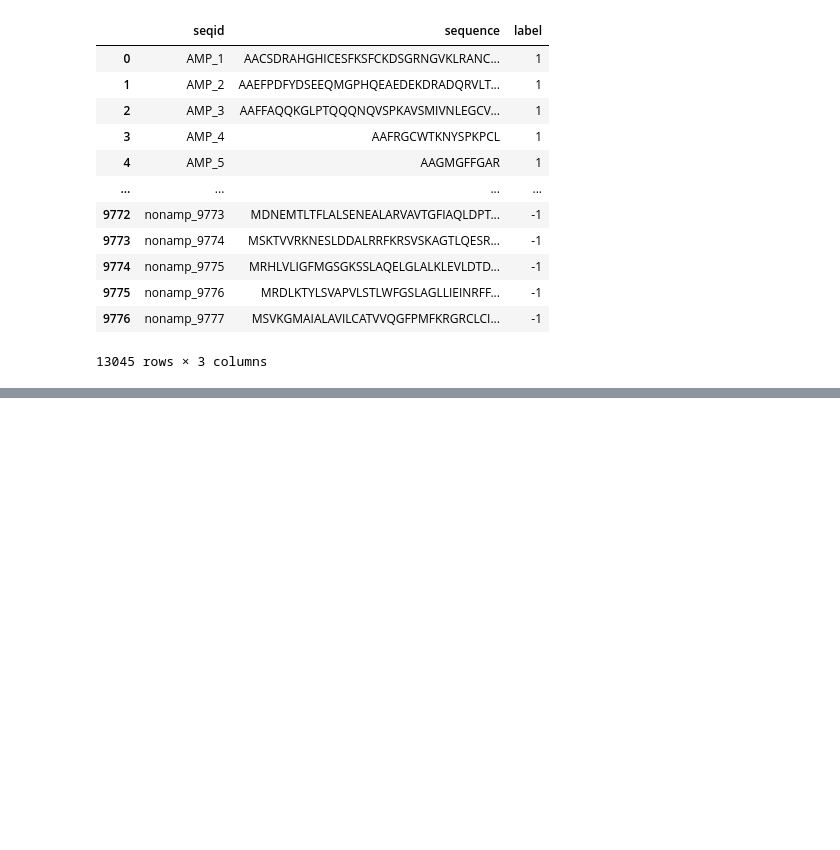
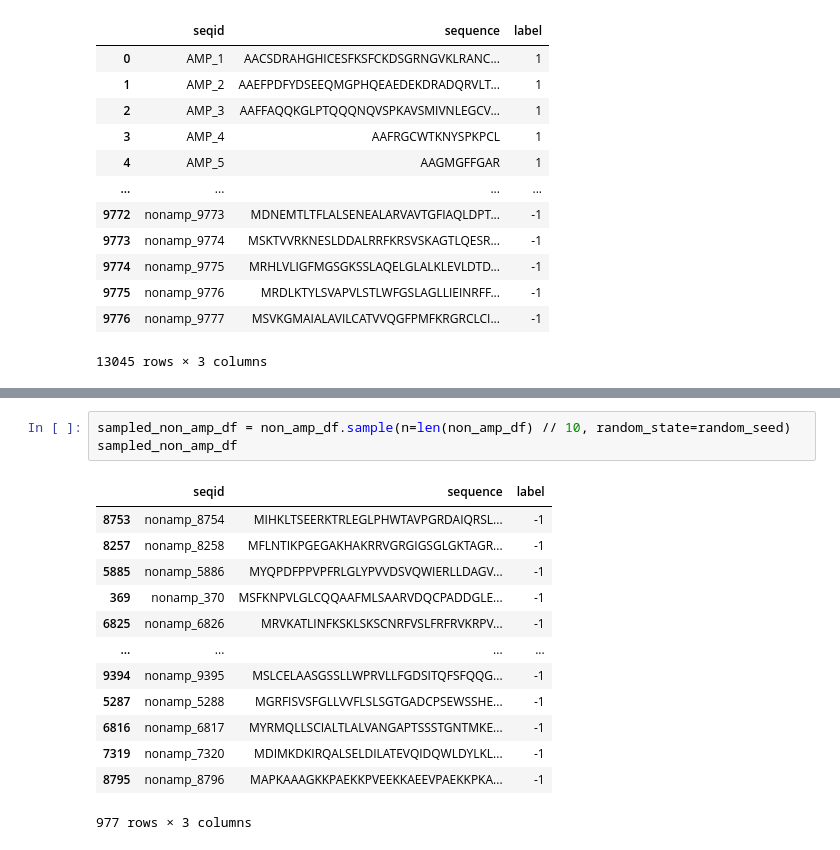
Before and after one commit to denilsonfbar/strkernels, a Jupyter notebook: docs/example_protein_classification.ipynb, the cells around one changed output, grey strips where cells are left out. Saved outputs shown, nothing was run; the diff lists cells and outputs as text; blank space fills up the shorter version.

```diff
--- a/docs/example_protein_classification.ipynb
+++ b/docs/example_protein_classification.ipynb
@@ -129,3 +122,20 @@ data_df
+# %%
+sampled_non_amp_df = non_amp_df.sample(n=len(non_amp_df) // 10, random_state=random_seed)
+sampled_non_amp_df
+# %% [output]
+|  | seqid | sequence | label |
+| 8753 | nonamp_8754 | MIHKLTSEERKTRLEGLPHWTAVPGRDAIQRSL... | -1 |
+| 8257 | nonamp_8258 | MFLNTIKPGEGAKHAKRRVGRGIGSGLGKTAGR... | -1 |
+| 5885 | nonamp_5886 | MYQPDFPPVPFRLGLYPVVDSVQWIERLLDAGV... | -1 |
+| 369 | nonamp_370 | MSFKNPVLGLCQQAAFMLSAARVDQCPADDGLE... | -1 |
+| 6825 | nonamp_6826 | MRVKATLINFKSKLSKSCNRFVSLFRFRVKRPV... | -1 |
+| ... | ... | ... | ... |
+| 9394 | nonamp_9395 | MSLCELAASGSSLLWPRVLLFGDSITQFSFQQG... | -1 |
+| 5287 | nonamp_5288 | MGRFISVSFGLLVVFLSLSGTGADCPSEWSSHE... | -1 |
+| 6816 | nonamp_6817 | MYRMQLLSCIALTLALVANGAPTSSSTGNTMKE... | -1 |
+| 7319 | nonamp_7320 | MDIMKDKIRQALSELDILATEVQIDQWLDYLKL... | -1 |
+| 8795 | nonamp_8796 | MAPKAAAGKKPAEKKPVEEKKAEEVPAEKKPKA... | -1 |
+977 rows × 3 columns
 # %%
 sampled_data_df = pd.concat([sampled_amp_df, sampled_non_amp_df], axis=0)
 sampled_data_df
```
Also changed, not shown: parts of 20 cells of this notebook, 9 other files.
